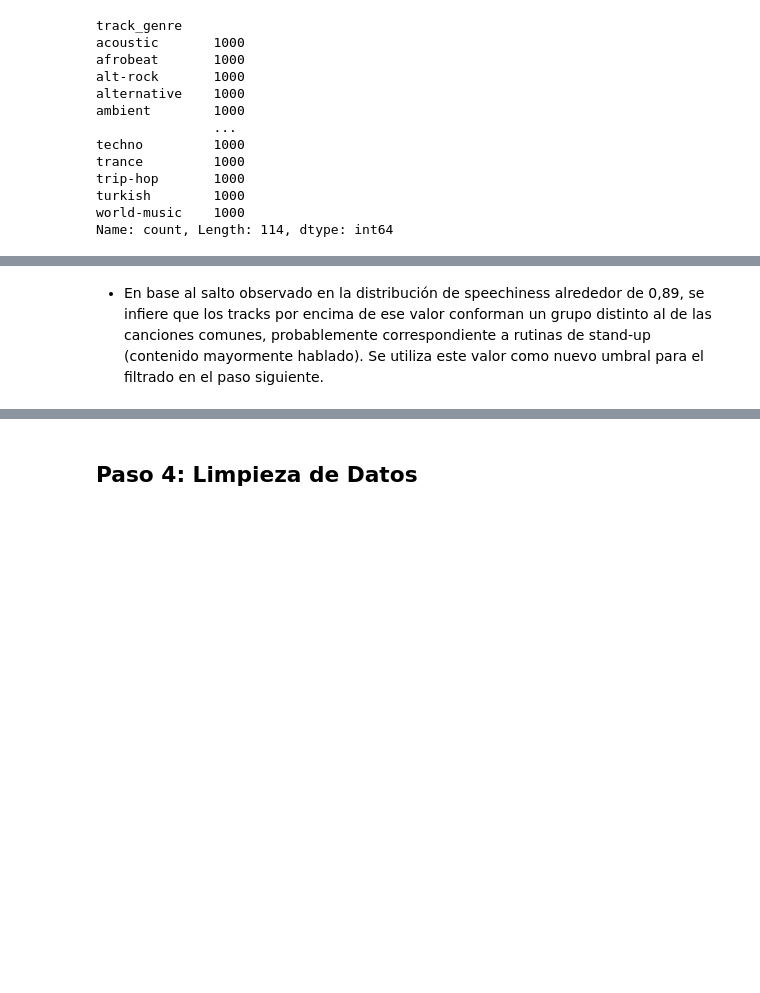
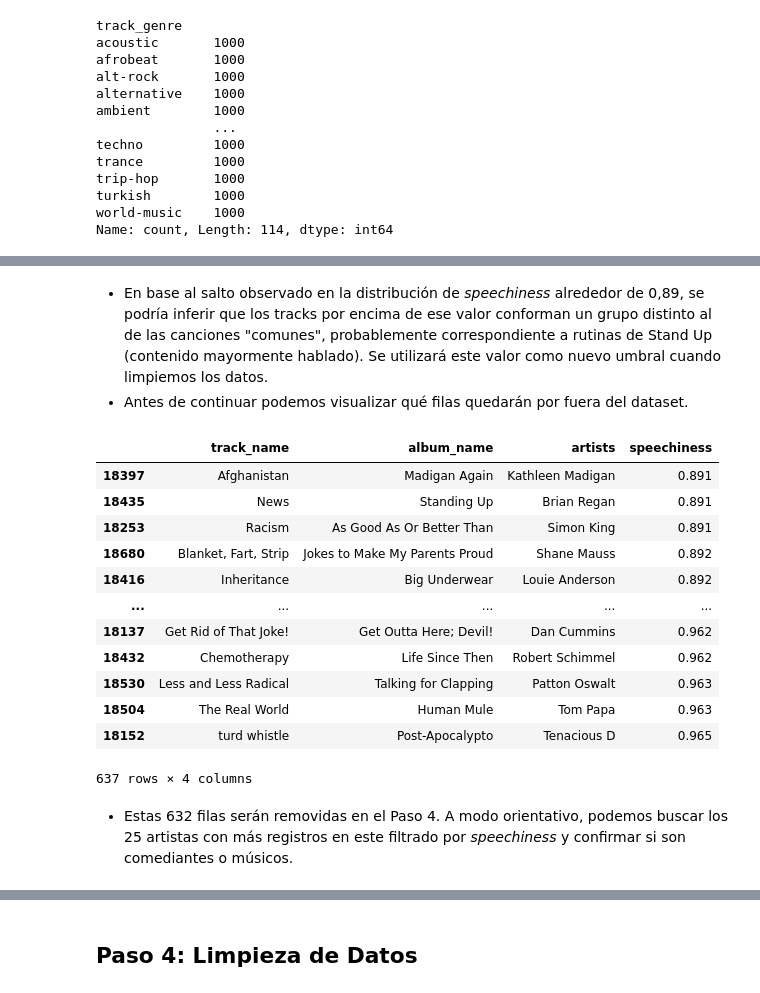
Before and after one commit to ArthurMartinezUcu/Ucu_diploma_python, a Jupyter notebook: notebooks/notebook.ipynb, the cells around one changed output, grey strips where cells are left out. Cells and saved outputs as stored; diff of their text form; code cells hidden in the pictures; blank space fills up the shorter version.

```diff
--- a/notebooks/notebook.ipynb
+++ b/notebooks/notebook.ipynb
@@ -241,2 +241,22 @@ plt.show()
 # %% [markdown]
-* En base al salto observado en la distribución de speechiness alrededor de 0,89, se infiere que los tracks por encima de ese valor conforman un grupo distinto al de las canciones comunes, probablemente correspondiente a rutinas de stand-up (contenido mayormente hablado). Se utiliza este valor como nuevo umbral para el filtrado en el paso siguiente.
+* En base al salto observado en la distribución de _speechiness_ alrededor de 0,89, se podría inferir que los tracks por encima de ese valor conforman un grupo distinto al de las canciones "comunes", probablemente correspondiente a rutinas de Stand Up (contenido mayormente hablado). Se utilizará este valor como nuevo umbral cuando limpiemos los datos.
+* Antes de continuar podemos visualizar qué filas quedarán por fuera del dataset.
+# %%
+filtrado = comedy[comedy["speechiness"] > 0.89][["track_name", "album_name", "artists", "speechiness"]]
+filtrado.sort_values("speechiness", ascending=True)
+# %% [output]
+|  | track_name | album_name | artists | speechiness |
+| 18397 | Afghanistan | Madigan Again | Kathleen Madigan | 0.891 |
+| 18435 | News | Standing Up | Brian Regan | 0.891 |
+| 18253 | Racism | As Good As Or Better Than | Simon King | 0.891 |
+| 18680 | Blanket, Fart, Strip | Jokes to Make My Parents Proud | Shane Mauss | 0.892 |
+| 18416 | Inheritance | Big Underwear | Louie Anderson | 0.892 |
+| ... | ... | ... | ... | ... |
+| 18137 | Get Rid of That Joke! | Get Outta Here; Devil! | Dan Cummins | 0.962 |
+| 18432 | Chemotherapy | Life Since Then | Robert Schimmel | 0.962 |
+| 18530 | Less and Less Radical | Talking for Clapping | Patton Oswalt | 0.963 |
+| 18504 | The Real World | Human Mule | Tom Papa | 0.963 |
+| 18152 | turd whistle | Post-Apocalypto | Tenacious D | 0.965 |
+637 rows × 4 columns
+# %% [markdown]
+* Estas 632 filas serán removidas en el Paso 4. A modo orientativo, podemos buscar los 25 artistas con más registros en este filtrado por _speechiness_ y confirmar si son comediantes o músicos.
```
Also changed, not shown: parts of 10 cells of this notebook.
